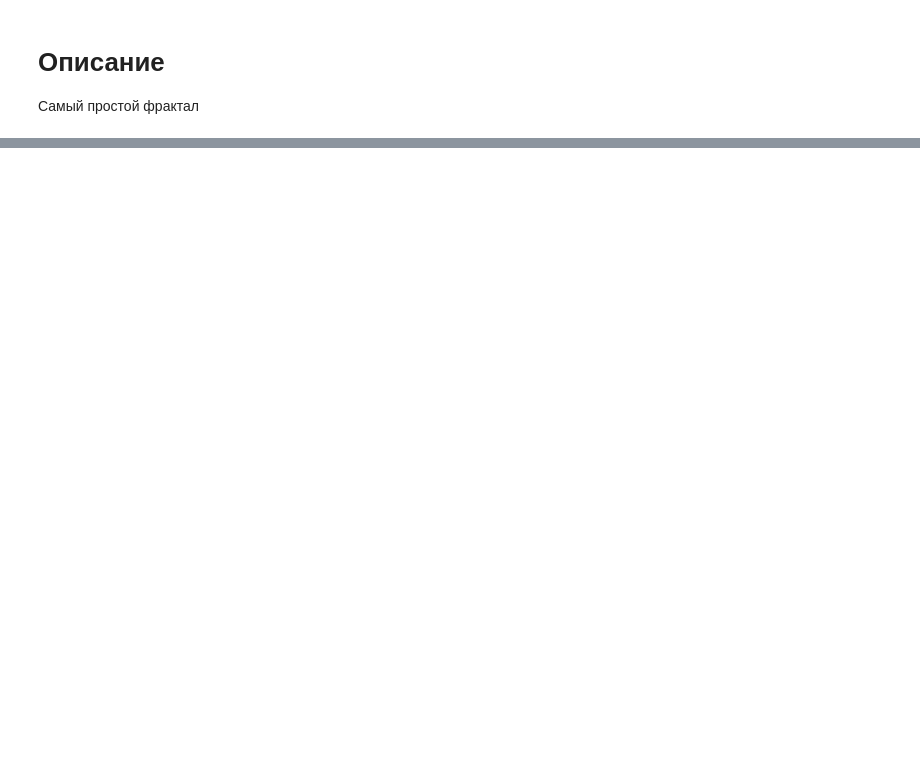
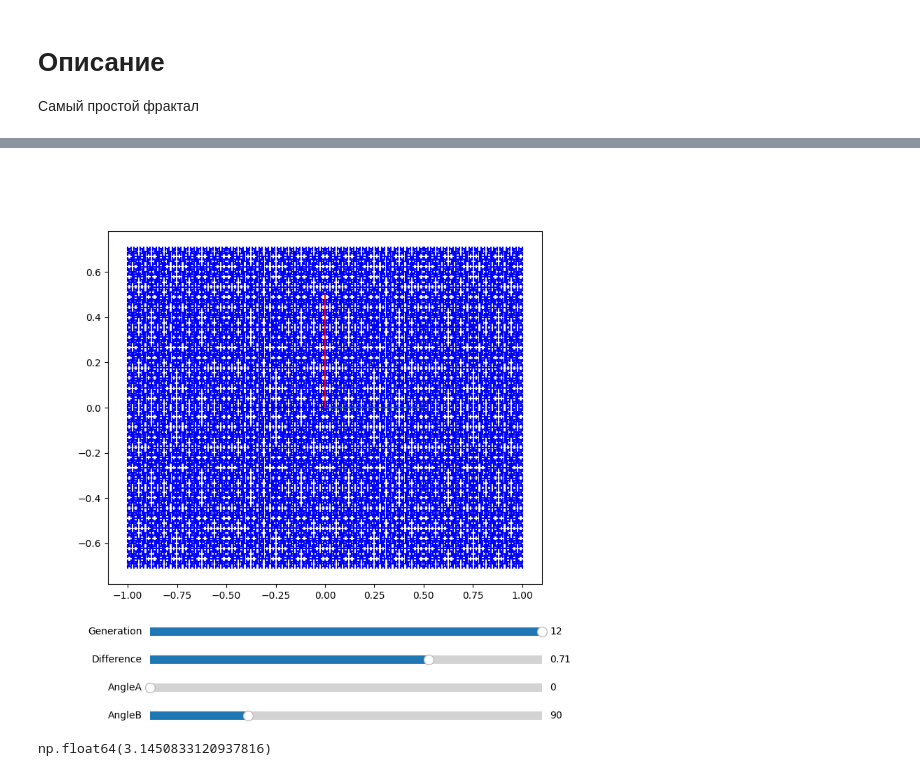
Before and after one commit to NikoSolov/MathDiscoveries, a Jupyter notebook: MyProjects/SimpleFractal.ipynb, the cells around one changed output, grey strips where cells are left out. Cells and saved outputs as stored; diff of their text form; code cells hidden in the pictures; blank space fills up the shorter version.

```diff
--- a/MyProjects/SimpleFractal.ipynb
+++ b/MyProjects/SimpleFractal.ipynb
@@ -49,0 +90,64 @@ Hello from the pygame community. https://www.pygame.org/contribute.html
+# %%
+%matplotlib widget
+import numpy as np
+import matplotlib.pyplot as plt
+from matplotlib.widgets import Slider
+
+def update(val):
+    ax.clear()
+    gens = gens_slider.val
+    diff = diff_slider.val
+    angleA = angleA_slider.val
+    angleB = angleB_slider.val
+    drawFractal(ax, gens, diff, diff, angleA, angleB)
+    plt.draw()
+
+fig, ax = plt.subplots(figsize=(8, 8))
+plt.subplots_adjust(bottom=0.25)
+
+# Начальная длина фрактала
+color = "blue"
+gens = 13
+
+length = 100
+angleA = 0
+angleB = 90
+
+diff = 0.71
+
+drawFractal(ax, gens, diff, diff, angleA, angleB)
+slider_size = (0.2, 0.7)
+
+# Настраиваем слайдер
+gens_slider = Slider(
+    plt.axes([slider_size[0], 0.15, slider_size[1], 0.03]),
+    'Generation', 1, 12,
+    valstep=1, valinit=gens)
+diff_slider = Slider(
+    plt.axes([slider_size[0], 0.1, slider_size[1], 0.03]),
+    'Difference', 0, 1,
+    valinit=diff)
+angleA_slider = Slider(
+    plt.axes([slider_size[0], 0.05, slider_size[1], 0.03]),
+    'AngleA', 0, 360,
+    valstep=1, valinit=angleA)
+angleB_slider = Slider(
+    plt.axes([slider_size[0], 0, slider_size[1], 0.03]),
+    'AngleB', 0, 360,
+    valstep=1, valinit=angleB)
+
+length_slider.on_changed(update)
+gens_slider.on_changed(update)
+diff_slider.on_changed(update)
+angleA_slider.on_changed(update)
+angleB_slider.on_changed(update)
+
+plt.show()
+# %% [output]
+[figure, added]
+# %%
+import numpy as np
+
+np.deg2rad(180.2)
+# %% [output]
+np.float64(3.1450833120937816)
```
Also changed, not shown: parts of 4 cells of this notebook.
